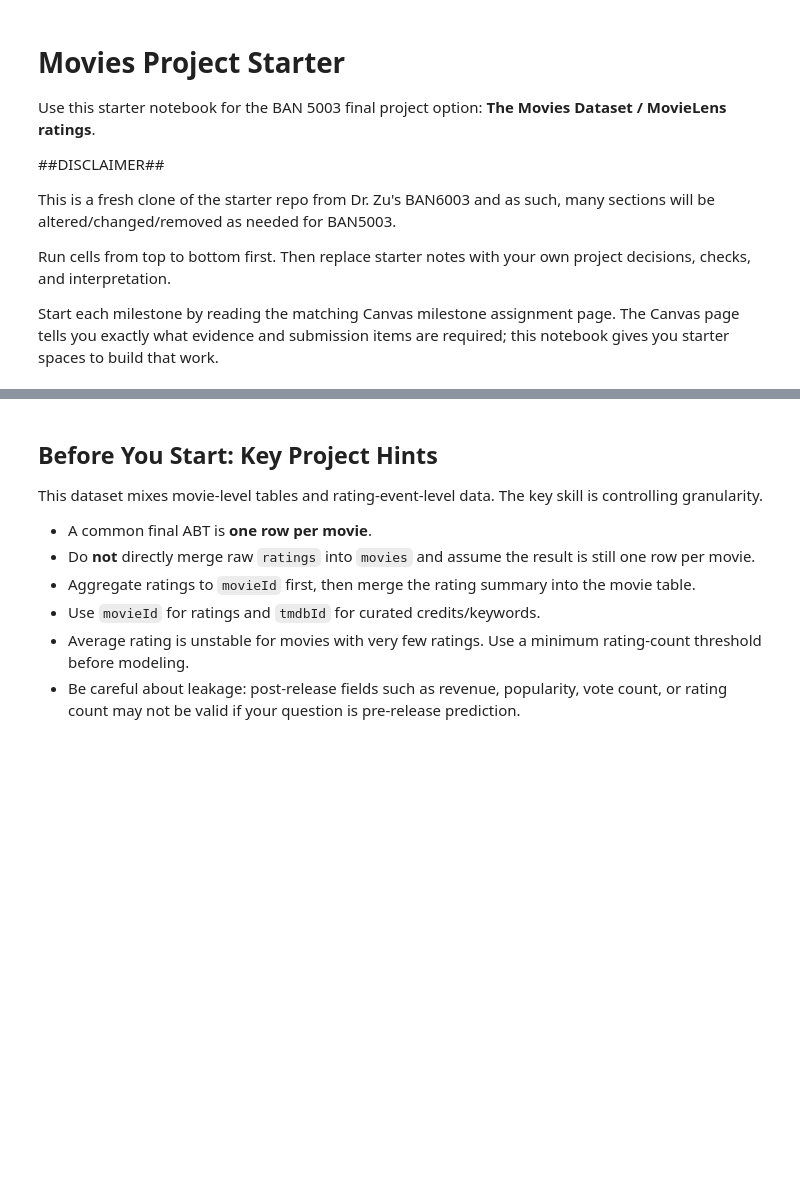
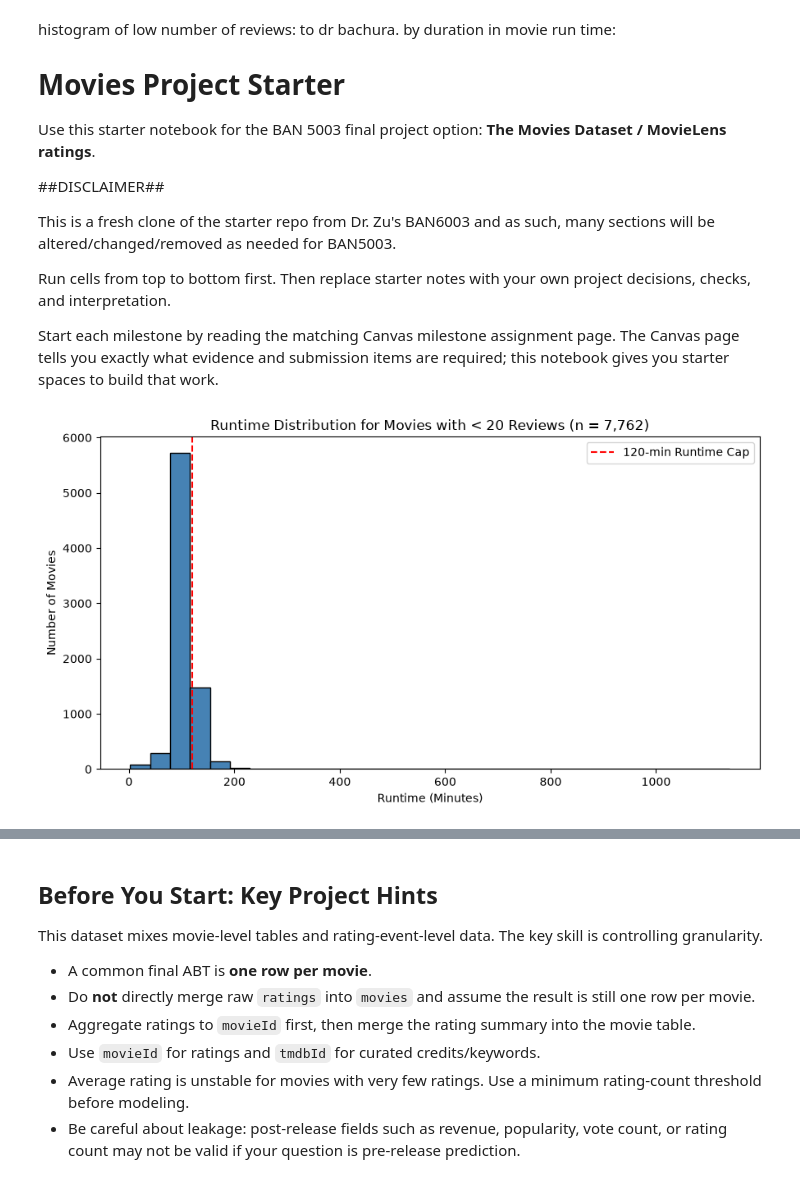
Before and after one commit to tmack92/mackay_tim_ban5003_sem_project_movies, a Jupyter notebook: notebooks/movies_project_starter.ipynb, the cells around one changed output, grey strips where cells are left out. Saved outputs shown, nothing was run; the diff lists cells and outputs as text; code cells hidden in the pictures; blank space fills up the shorter version.

```diff
--- a/notebooks/movies_project_starter.ipynb
+++ b/notebooks/movies_project_starter.ipynb
@@ -1,4 +1,6 @@
 # %% [markdown]
+histogram of low number of reviews: to dr bachura. by duration in movie run time:
+
 # Movies Project Starter
 
 Use this starter notebook for the BAN 5003 final project option: **The Movies Dataset / MovieLens ratings**.
@@ -10,3 +12,40 @@ This is a fresh clone of the starter repo from Dr. Zu's BAN6003 and as such, man
 Run cells from top to bottom first. Then replace starter notes with your own project decisions, checks, and interpretation.
 
 Start each milestone by reading the matching Canvas milestone assignment page. The Canvas page tells you exactly what evidence and submission items are required; this notebook gives you starter spaces to build that work.
+# %%
+
+rating_counts = (
+    ratings.groupby("movieId", as_index=False)
+    .agg(rating_count=("rating", "count"))
+)
+
+# 2. Join directly on movieId if present in movies_metadata, otherwise map via links.csv
+if "movieId" in movies.columns:
+    movie_reviews = movies[["movieId", "title", "runtime"]].merge(
+        rating_counts, on="movieId", how="left", validate="one_to_one"
+    )
+else:
+    links = pd.read_csv("../data/links.csv")
+    id_col = "tmdbId" if "tmdbId" in movies.columns else "id"
+    movie_reviews = (
+        movies[[id_col, "title", "runtime"]]
+        .merge(links[["movieId", "tmdbId"]], left_on=id_col, right_on="tmdbId", how="left")
+        .merge(rating_counts, on="movieId", how="left")
+    )
+
+# 3. Fill movies with 0 ratings and filter for valid runtime + low review count (< 20)
+movie_reviews["rating_count"] = movie_reviews["rating_count"].fillna(0)
+low_reviews = movie_reviews[(movie_reviews["runtime"] > 0) & (movie_reviews["rating_count"] < 20)]
+
+# 4. Plot the histogram
+plt.figure(figsize=(9, 5))
+plt.hist(low_reviews["runtime"], bins=30, edgecolor="black", color="steelblue")
+plt.axvline(120, color="red", linestyle="--", linewidth=1.5, label="120-min Runtime Cap")
+plt.title(f"Runtime Distribution for Movies with < 20 Reviews (n = {len(low_reviews):,})")
+plt.xlabel("Runtime (Minutes)")
+plt.ylabel("Number of Movies")
+plt.legend()
+plt.tight_layout()
+plt.show()
+# %% [output]
+[figure, added]
```
Also changed, not shown: parts of 3 cells of this notebook, 2 other files.
